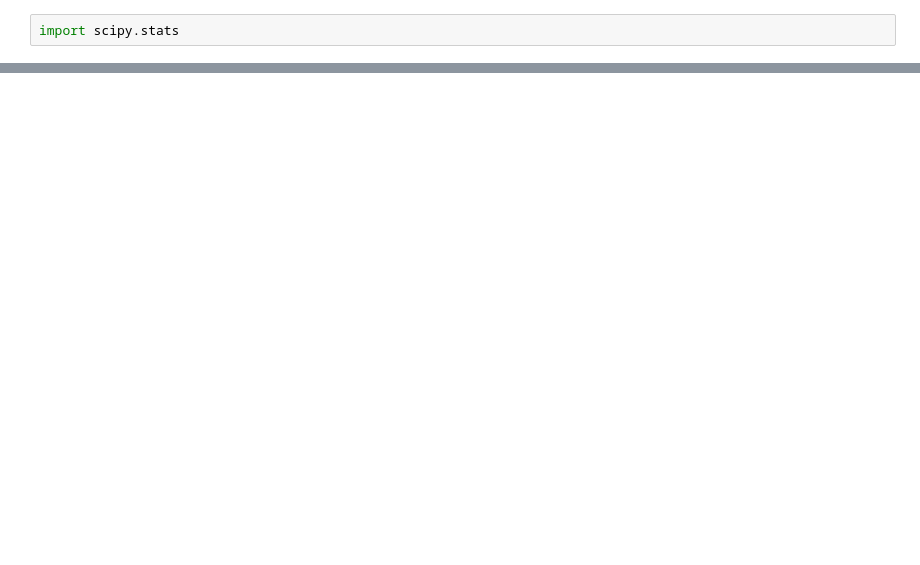
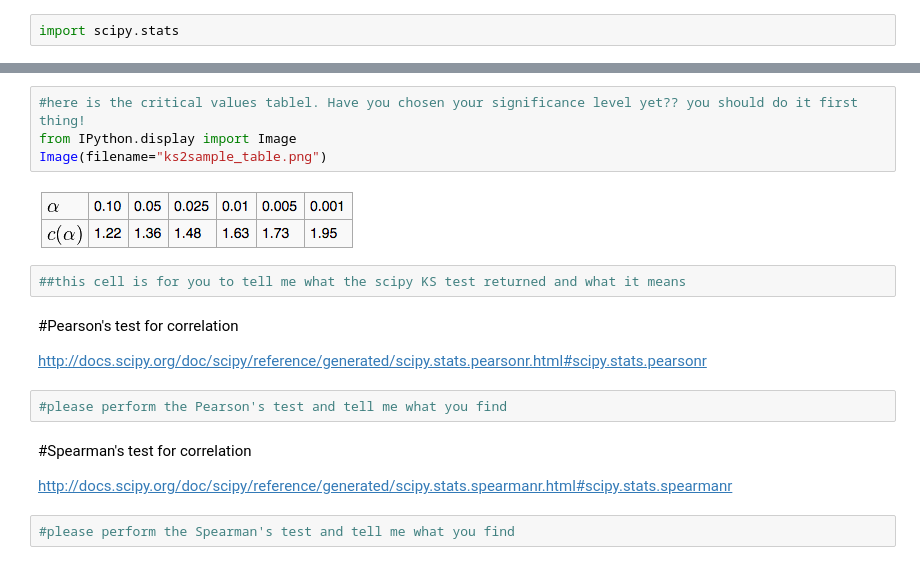
Before and after one commit to hannahkates/PUI2015_hkates, a Jupyter notebook: citibikes/citibikes_compare_distributions.ipynb, the cells around one changed output, grey strips where cells are left out. Saved outputs shown, nothing was run; the diff lists cells and outputs as text; blank space fills up the shorter version.

```diff
--- a/citibikes/citibikes_compare_distributions.ipynb
+++ b/citibikes/citibikes_compare_distributions.ipynb
@@ -139,0 +109,20 @@ print np.nansum(Dkl(np.linspace(70,130,100), 100))
+# %%
+#here is the critical values tablel. Have you chosen your significance level yet?? you should do it first thing!
+from IPython.display import Image
+Image(filename="ks2sample_table.png")
+# %% [output]
+[figure, added]
+# %%
+##this cell is for you to tell me what the scipy KS test returned and what it means
+# %% [markdown]
+#Pearson's  test for correlation
+
+http://docs.scipy.org/doc/scipy/reference/generated/scipy.stats.pearsonr.html#scipy.stats.pearsonr
+# %%
+#please perform the Pearson's test and tell me what you find
+# %% [markdown]
+#Spearman's  test for correlation
+
+http://docs.scipy.org/doc/scipy/reference/generated/scipy.stats.spearmanr.html#scipy.stats.spearmanr
+# %%
+#please perform the Spearman's test and tell me what you find
```
Also changed, not shown: parts of 23 cells of this notebook.
